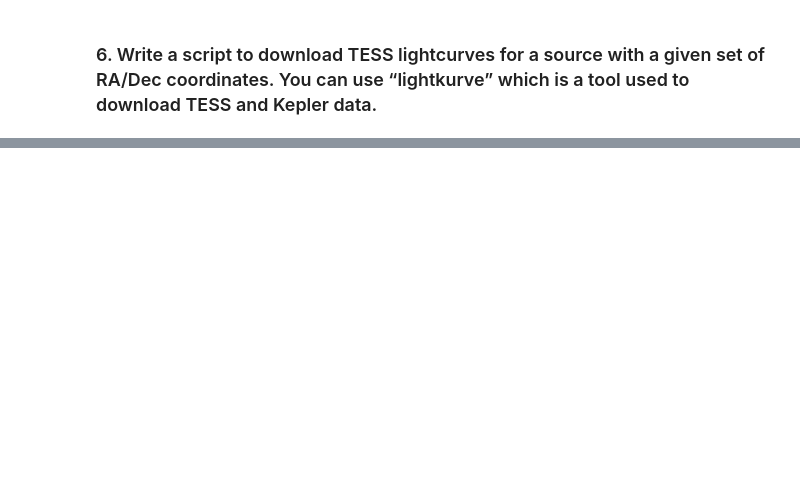
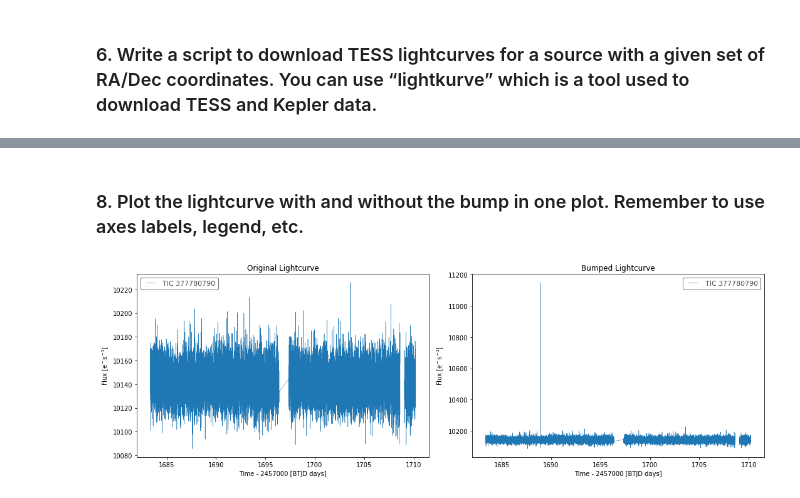
Before and after one commit to felixzhu555/AstroSoftware, a Jupyter notebook: TESS lightcurves.ipynb, the cells around one changed output, grey strips where cells are left out. Drawn from its saved outputs; the diff is of its cells as text; code cells hidden in the pictures; blank space fills up the shorter version.

```diff
--- a/TESS lightcurves.ipynb
+++ b/TESS lightcurves.ipynb
@@ -43,0 +81,35 @@ TypeError('The value must be a valid Python or Numpy numeric type.') [astropy.ta
+# %%
+import random
+
+class BumpedLightCurve:
+
+    def __init__(self, lightcurve, bump_fraction=0.1):
+        num_rows = len(lightcurve.flux)
+        rand_index = random.randint(0, num_rows - 1)
+        mean_flux = np.mean(lightcurve.flux)
+
+        new_data = lightcurve.copy()    # probably better to make copy of data table for new object
+        new_data.flux[rand_index] += bump_fraction * mean_flux
+
+        self.orig = lightcurve
+        self.bump = lk.LightCurve(new_data)
+
+    def plot_compare(self):
+        fig = plt.figure(figsize=(15, 5))
+        ax_orig = plt.subplot(1, 2, 1, title="Original Lightcurve")
+        ax_bump = plt.subplot(1, 2, 2, title="Bumped Lightcurve")
+
+        self.orig.plot(ax=ax_orig)
+        self.bump.plot(ax=ax_bump)
+
+        fig.tight_layout()
+        plt.show()
+        plt.close(fig)
+# %% [markdown]
+### 8. Plot the lightcurve with and without the bump in one plot. Remember to use axes labels, legend, etc.
+# %%
+# test with first lightcurve
+blc = BumpedLightCurve(lightcurve_collection1[0], bump_fraction=0.1)
+blc.plot_compare()
+# %% [output]
+[figure, added]
```
Also changed, not shown: parts of 7 cells of this notebook.
